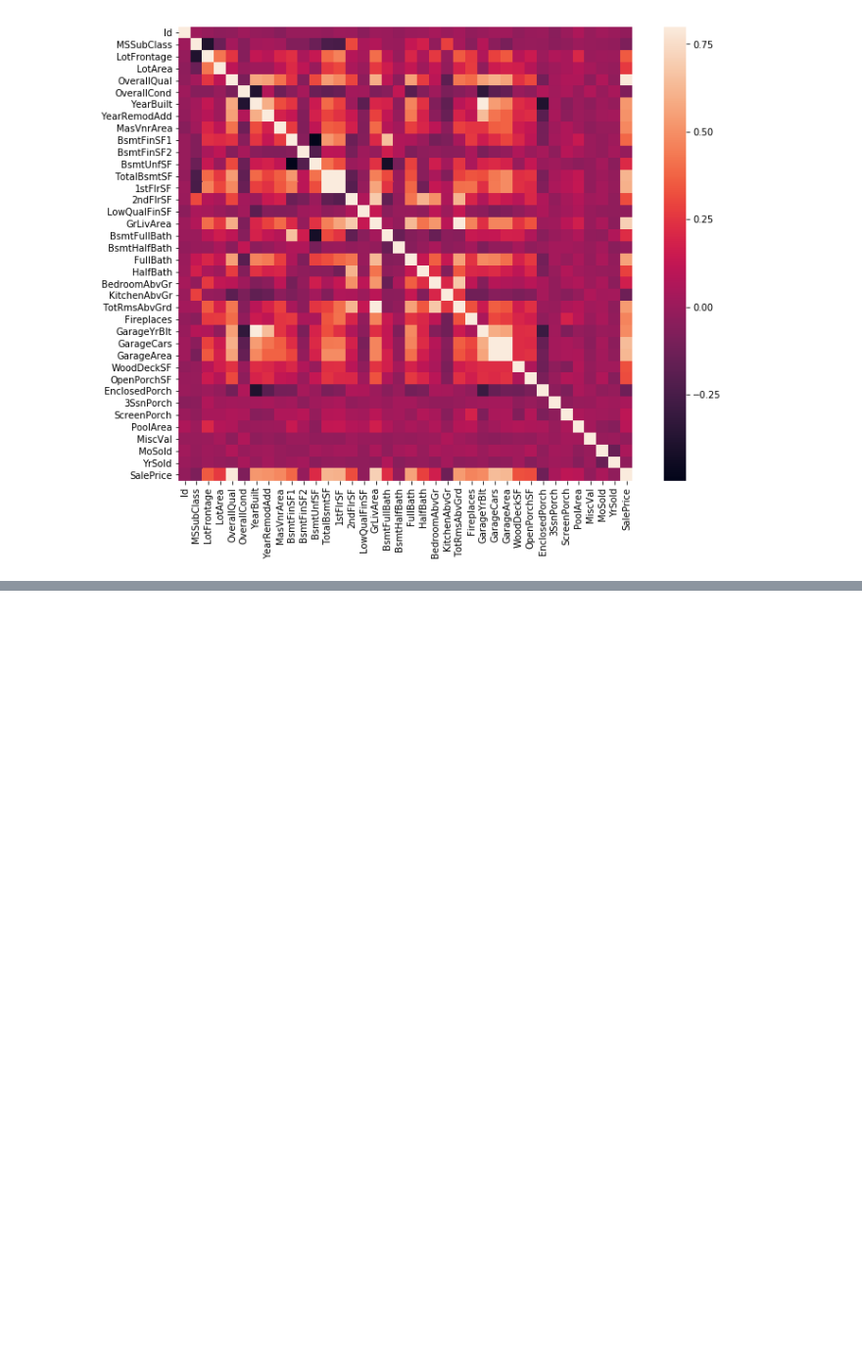
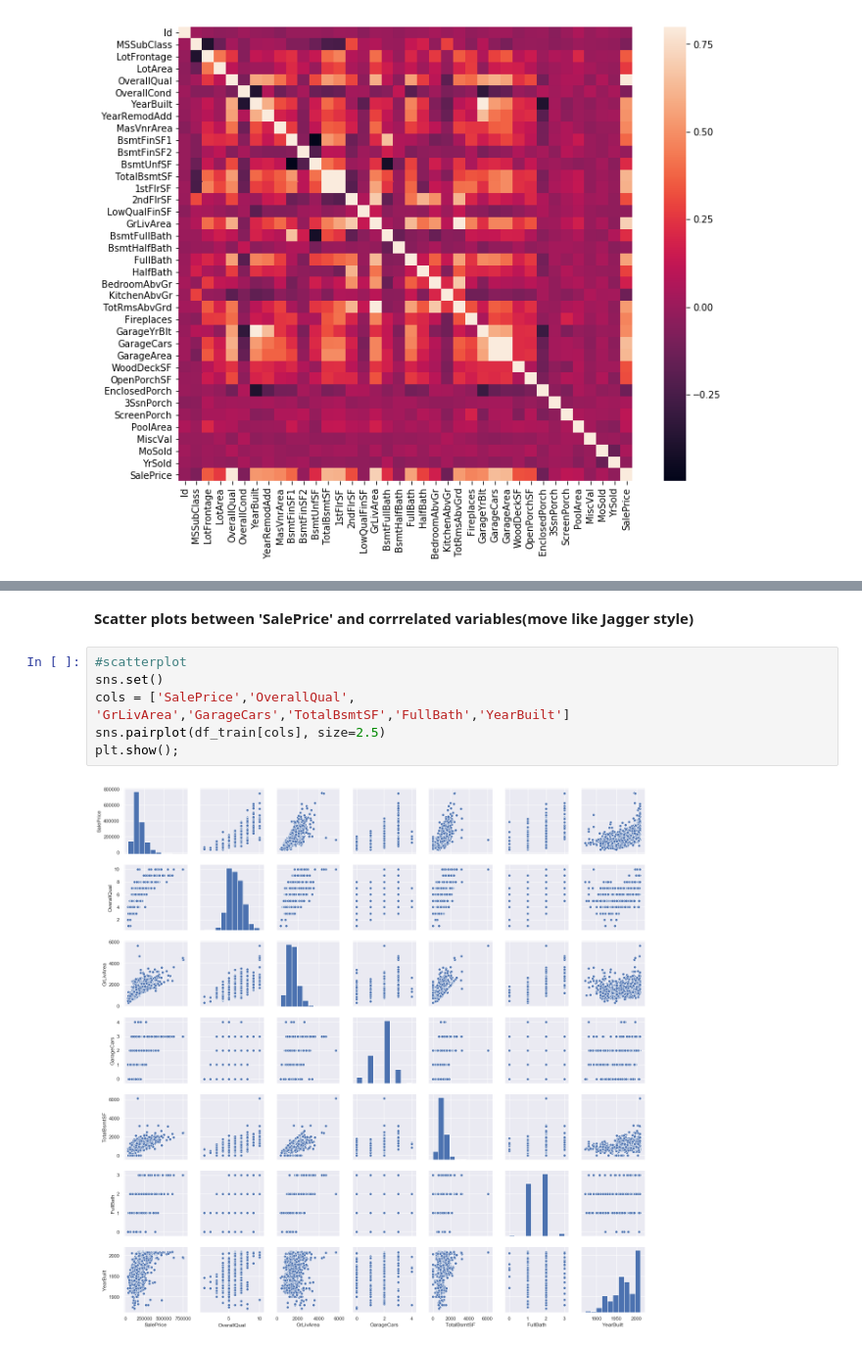
Before and after one commit to jpl1991/Machine-Learning, a Jupyter notebook: Jupyter/Practice/Comprehensive data.ipynb, the cells around one changed output, grey strips where cells are left out. Shown at 98% size. Saved outputs shown, nothing was run; the diff lists cells and outputs as text; blank space fills up the shorter version.

```diff
--- a/Jupyter/Practice/Comprehensive data.ipynb
+++ b/Jupyter/Practice/Comprehensive data.ipynb
@@ -153,0 +158,10 @@ hm =
+# %% [markdown]
+**Scatter plots between 'SalePrice' and corrrelated variables(move like Jagger style)**
+# %%
+#scatterplot
+sns.set()
+cols = ['SalePrice','OverallQual', 'GrLivArea','GarageCars','TotalBsmtSF','FullBath','YearBuilt']
+sns.pairplot(df_train[cols], size=2.5)
+plt.show();
+# %% [output]
+[figure, added]
```
Also changed, not shown: parts of 21 cells of this notebook.
